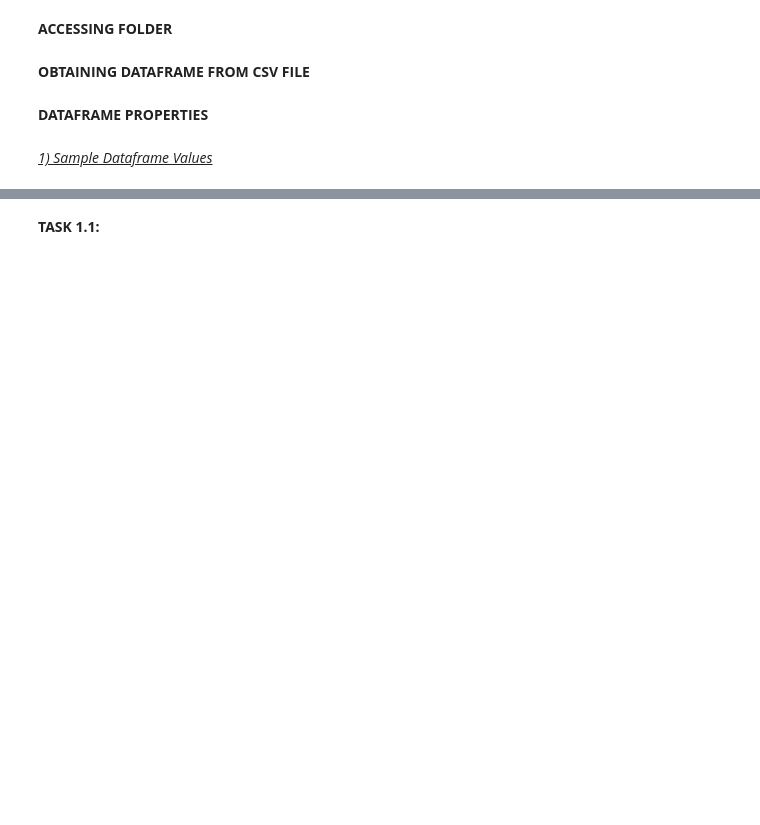
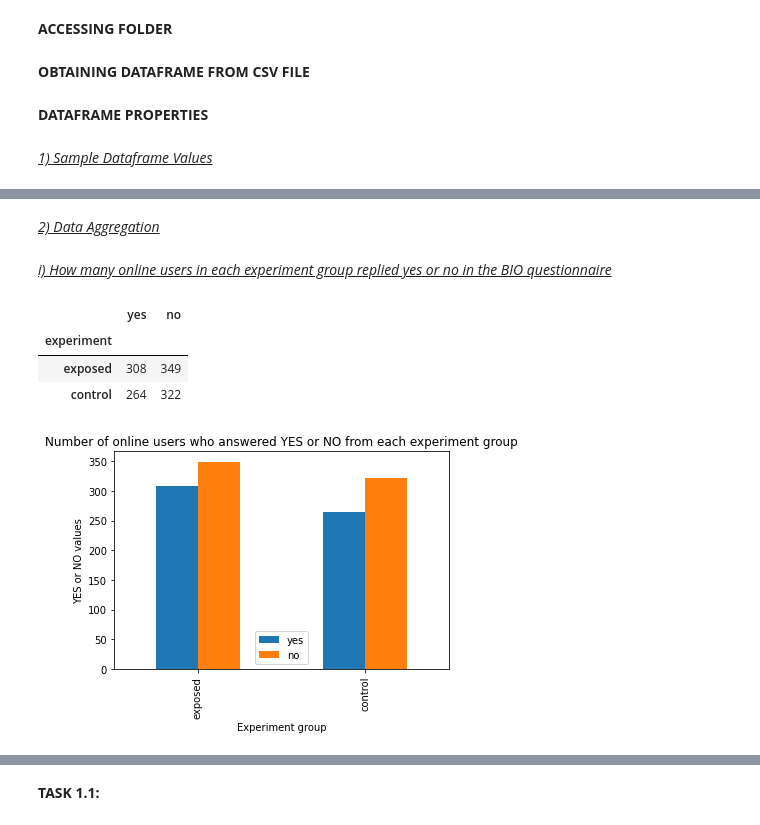
Before and after one commit to KaydeeJR/Ad-campaign-performance, a Jupyter notebook: notebooks/data_exploration.ipynb, the cells around one changed output, grey strips where cells are left out. Cells and saved outputs as stored; diff of their text form; code cells hidden in the pictures; blank space fills up the shorter version.

Commit message:
Combined notebook data.

```diff
--- a/notebooks/data_exploration.ipynb
+++ b/notebooks/data_exploration.ipynb
@@ -43,0 +95,19 @@ dtype: object
+# %% [markdown]
+*<u>2) Data Aggregation</u>*
+# %% [markdown]
+*<u>i) How many online users in each experiment group replied yes or no in the BIO questionnaire*</u>
+# %%
+ed.get_online_user_reply(ed.dataframe,"experiment")
+# %% [output]
+|  | yes | no |
+| experiment |  |  |
+| exposed | 308 | 349 |
+| control | 264 | 322 |
+# %%
+ax = ed.get_online_user_reply(ed.dataframe,"experiment").plot(kind='bar')
+ax.set_xlabel("Experiment group")
+ax.set_ylabel("YES or NO values")
+ax.set_title("Number of online users who answered YES or NO from each experiment group")
+plt.show()
+# %% [output]
+[figure, added]
```
Also changed, not shown: parts of 34 cells of this notebook, 5 other files.
